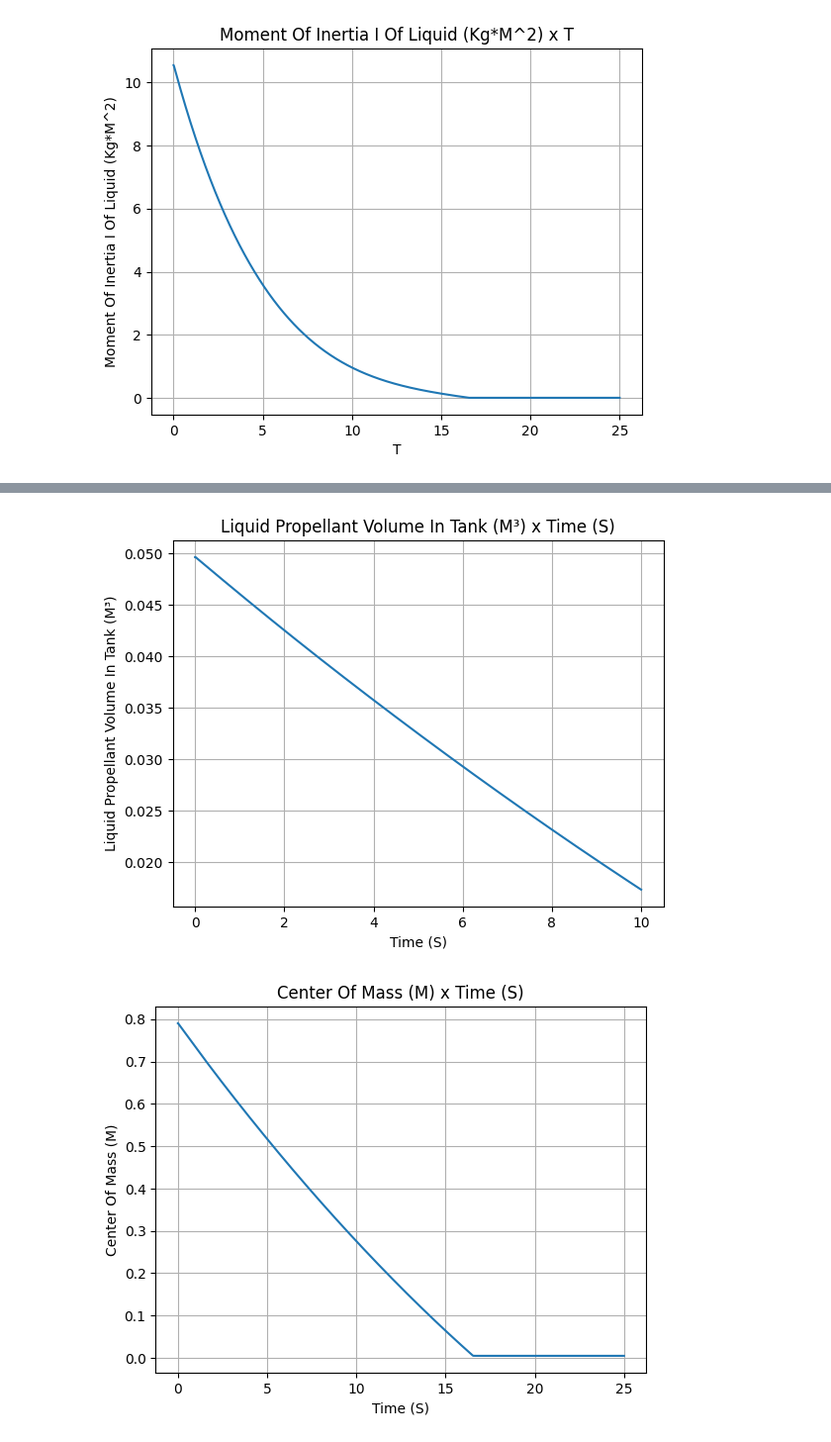
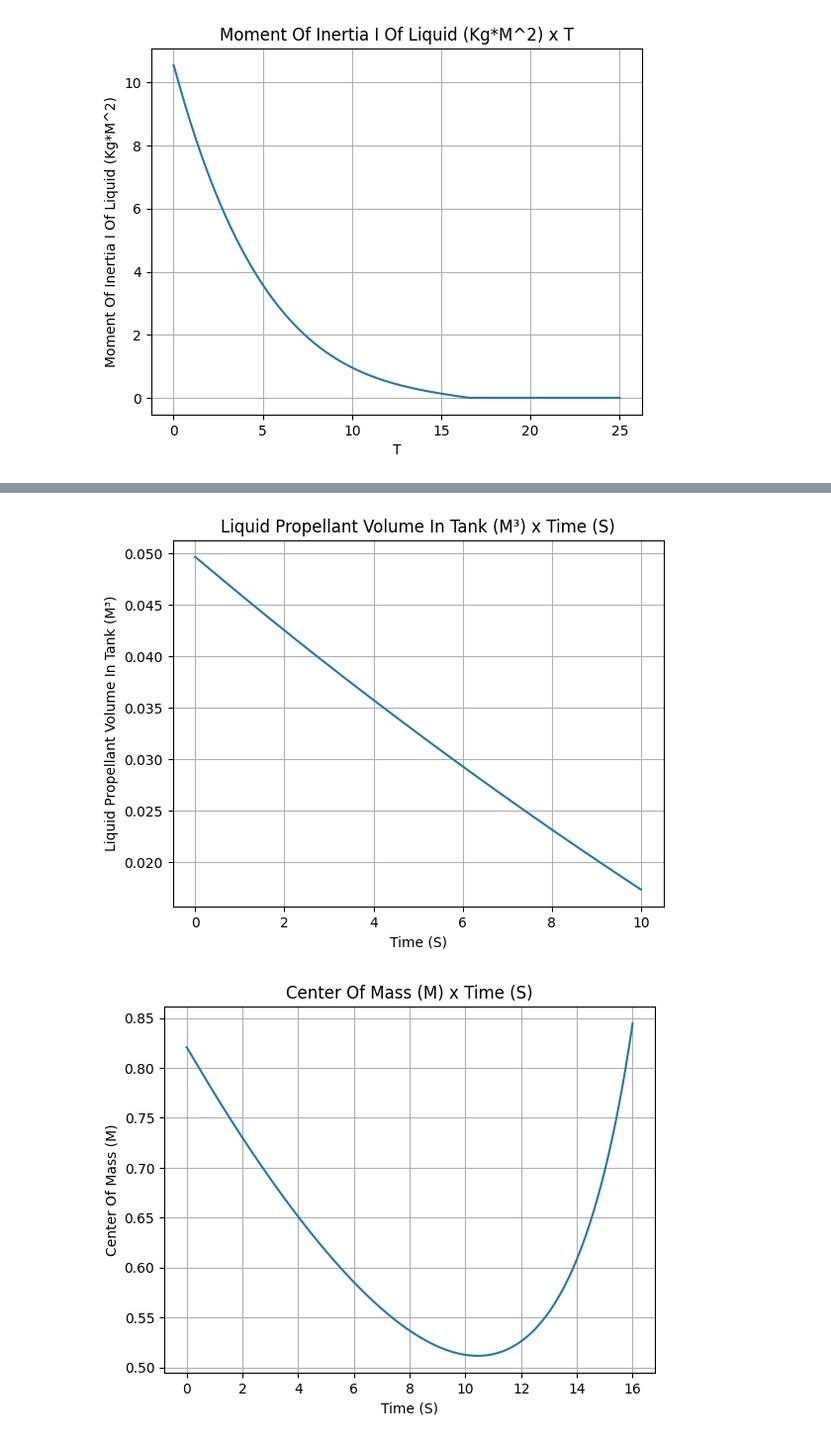
Before and after one commit to RocketPy-Team/RocketPy, a Jupyter notebook: docs/notebooks/tank_class_usage.ipynb, the cells around one changed output, grey strips where cells are left out. Shown: that part at 99% size. Saved outputs shown, nothing was run; the diff lists cells and outputs as text; code cells hidden in the pictures.

Commit message:
ENH: center of mass now considers ullage gases.

```diff
--- a/docs/notebooks/tank_class_usage.ipynb
+++ b/docs/notebooks/tank_class_usage.ipynb
@@ -45,7 +44,7 @@ inertiaI.plot(0, 25)
 # %% [output]
 [figure]
 # %%
-ullage = 0.2**2*np.pi/4*1.6 - N2O_flow_tank.liquidVolume
+ullage = N2O_flow_tank.volume - N2O_flow_tank.liquid_mass / LiquidN2O.density
 
 N2O_ullage_tank = UllageBasedTank(
     name="Oxidizer Tank",
@@ -62,11 +61,11 @@ N2O_ullage_tank.netMassFlowRate()
 N2O_ullage_tank.mass()
 N2O_ullage_tank.liquidVolume()
 Function(N2O_ullage_tank.centerOfMass, inputs="Time (s)", outputs="Center of Mass (m)").plot(
-    0, 25
+    0, 16
 )
 Function(
     N2O_ullage_tank.inertiaTensor, inputs="Time (s)", outputs="Moments of Inertia (kg m²)").plot(
-    0, 25
+    0, 16
 )
 # %% [output]
 [figure]
@@ -74,2 +73,2 @@ Function(
 [figure]
-[figure, old version]
+[figure, new version]
```
Also changed, not shown: parts of 3 cells of this notebook, 2 other files.
